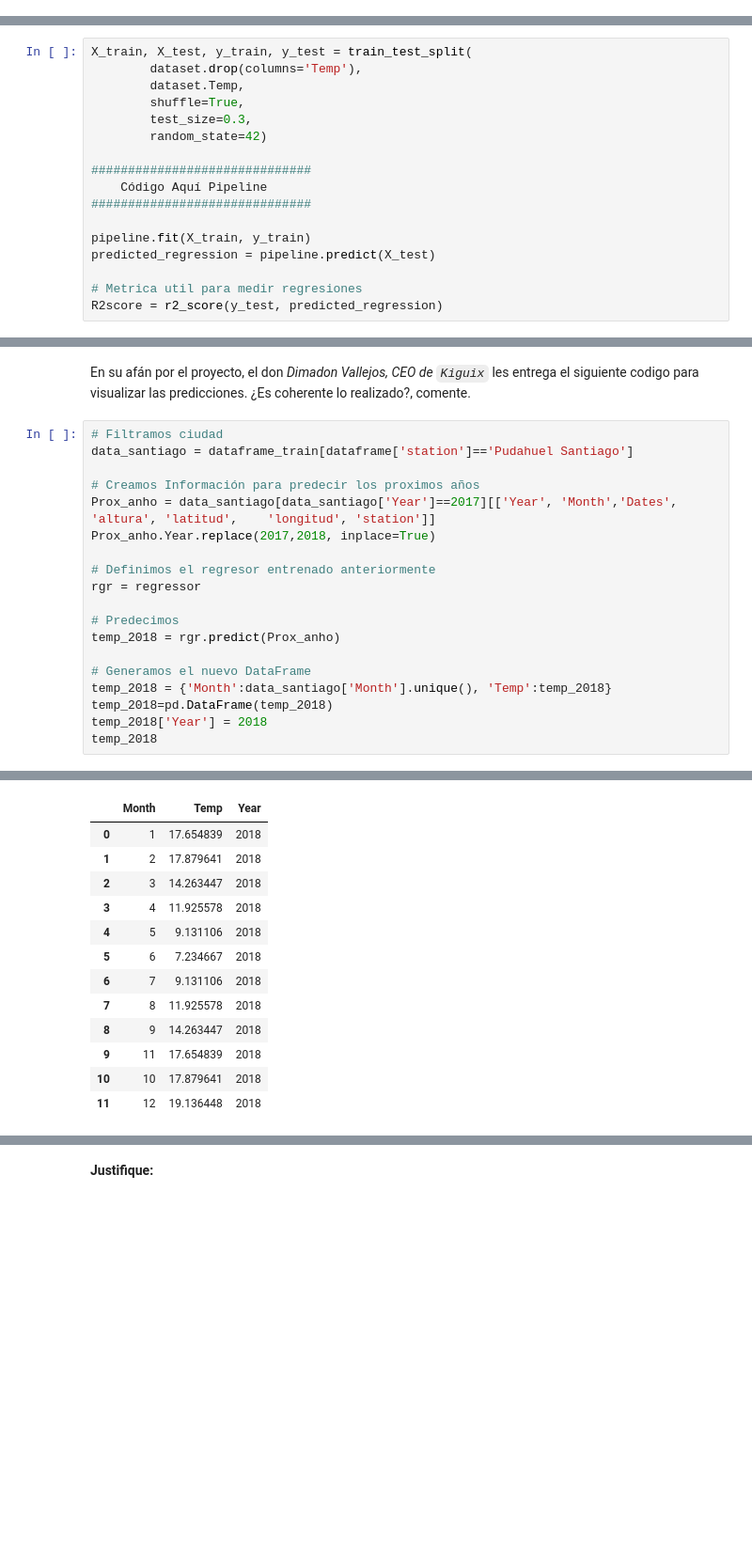
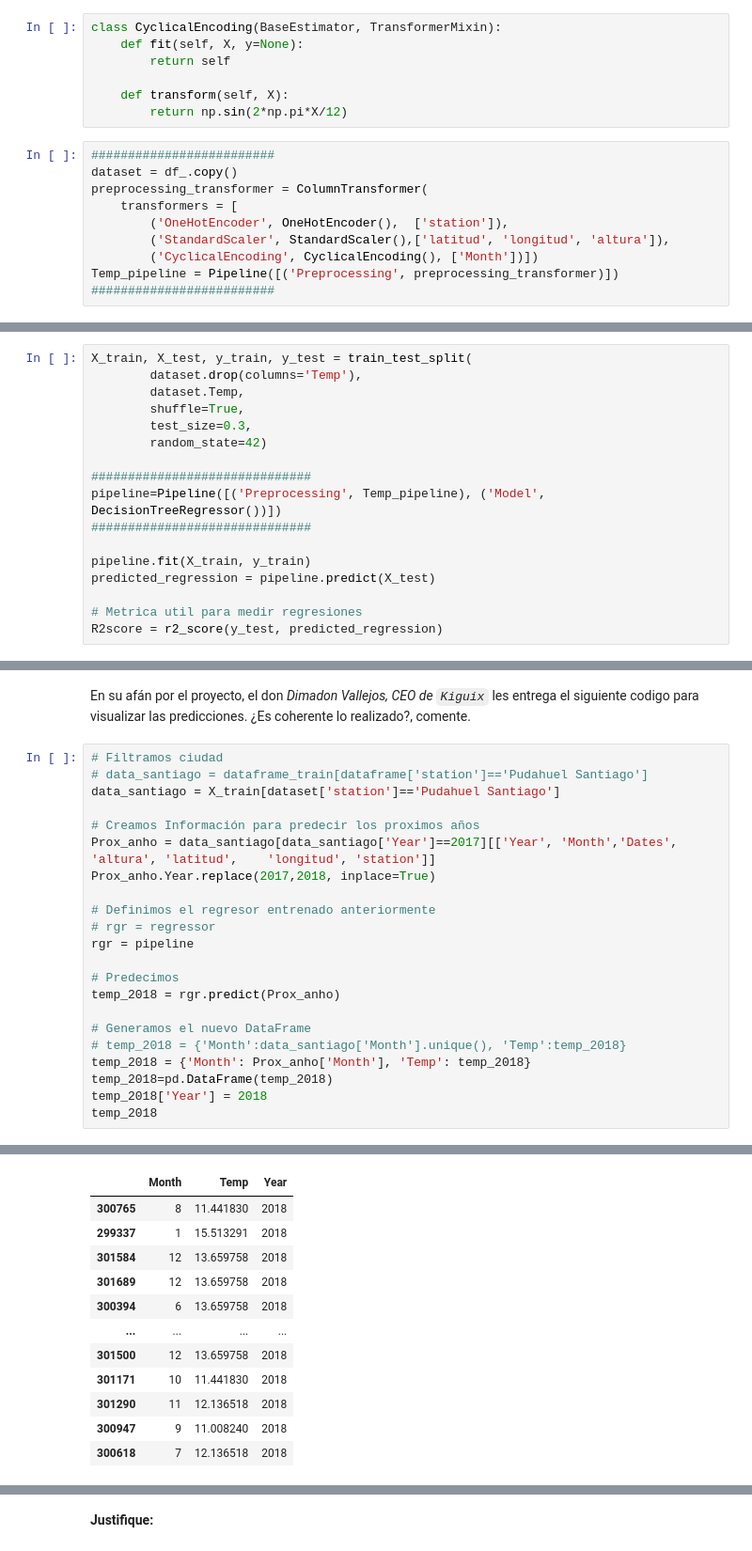
Before and after one commit to Johnny952/labDataScience, a Jupyter notebook: tarea1/Copia de Tarea_1.ipynb, the cells around one changed output, grey strips where cells are left out. Shown at 94% size. Drawn from its saved outputs; the diff is of its cells as text; blank space fills up the shorter version.

```diff
--- a/tarea1/Copia de Tarea_1.ipynb
+++ b/tarea1/Copia de Tarea_1.ipynb
@@ -327,3 +345,20 @@
+# %%
+class CyclicalEncoding(BaseEstimator, TransformerMixin):
+    def fit(self, X, y=None):
+        return self
+
+    def transform(self, X):
+        return np.sin(2*np.pi*X/12)
+# %%
+#########################
+dataset = df_.copy()
+preprocessing_transformer = ColumnTransformer(
+    transformers = [
+        ('OneHotEncoder', OneHotEncoder(),  ['station']),
+        ('StandardScaler', StandardScaler(),['latitud', 'longitud', 'altura']),
+        ('CyclicalEncoding', CyclicalEncoding(), ['Month'])])
+Temp_pipeline = Pipeline([('Preprocessing', preprocessing_transformer)])
+#########################
 # %% [markdown]
 ### 2.3.2 Pipeline! [1 Punto]
 # %% [markdown]
@@ -339,7 +374,7 @@ X_train, X_test, y_train, y_test = train_test_split(
         random_state=42)
 
 ##############################
-    Código Aquí Pipeline
+pipeline=Pipeline([('Preprocessing', Temp_pipeline), ('Model', DecisionTreeRegressor())])
 ##############################
 
 pipeline.fit(X_train, y_train)
@@ -359,20 +398,23 @@ R2score = r2_score(y_test, predicted_regression)
 En su afán por el proyecto, el don *Dimadon Vallejos, CEO de `Kiguix`* les entrega el siguiente codigo para visualizar las predicciones. ¿Es coherente lo realizado?, comente.
 # %%
 # Filtramos ciudad
-data_santiago = dataframe_train[dataframe['station']=='Pudahuel Santiago']
+# data_santiago = dataframe_train[dataframe['station']=='Pudahuel Santiago']
+data_santiago = X_train[dataset['station']=='Pudahuel Santiago']
 
 # Creamos Información para predecir los proximos años
 Prox_anho = data_santiago[data_santiago['Year']==2017][['Year', 'Month','Dates', 'altura', 'latitud',	'longitud', 'station']]
 Prox_anho.Year.replace(2017,2018, inplace=True)
 
 # Definimos el regresor entrenado anteriormente
-rgr = regressor
+# rgr = regressor
+rgr = pipeline
 
 # Predecimos
 temp_2018 = rgr.predict(Prox_anho)
 
 # Generamos el nuevo DataFrame
-temp_2018 = {'Month':data_santiago['Month'].unique(), 'Temp':temp_2018}
+# temp_2018 = {'Month':data_santiago['Month'].unique(), 'Temp':temp_2018}
+temp_2018 = {'Month': Prox_anho['Month'], 'Temp': temp_2018}
 temp_2018=pd.DataFrame(temp_2018)
 temp_2018['Year'] = 2018
 temp_2018
@@ -380,13 +423,12 @@ temp_2018
 |  | Month | Temp | Year |
-| 0 | 1 | 17.654839 | 2018 |
-| 1 | 2 | 17.879641 | 2018 |
-| 2 | 3 | 14.263447 | 2018 |
-| 3 | 4 | 11.925578 | 2018 |
-| 4 | 5 | 9.131106 | 2018 |
-| 5 | 6 | 7.234667 | 2018 |
-| 6 | 7 | 9.131106 | 2018 |
-| 7 | 8 | 11.925578 | 2018 |
-| 8 | 9 | 14.263447 | 2018 |
-| 9 | 11 | 17.654839 | 2018 |
-| 10 | 10 | 17.879641 | 2018 |
-| 11 | 12 | 19.136448 | 2018 |
+| 300765 | 8 | 11.441830 | 2018 |
+| 299337 | 1 | 15.513291 | 2018 |
+| 301584 | 12 | 13.659758 | 2018 |
+| 301689 | 12 | 13.659758 | 2018 |
+| 300394 | 6 | 13.659758 | 2018 |
+| ... | ... | ... | ... |
+| 301500 | 12 | 13.659758 | 2018 |
+| 301171 | 10 | 11.441830 | 2018 |
+| 301290 | 11 | 12.136518 | 2018 |
+| 300947 | 9 | 11.008240 | 2018 |
+| 300618 | 7 | 12.136518 | 2018 |
```
Also changed, not shown: parts of 11 cells of this notebook.
